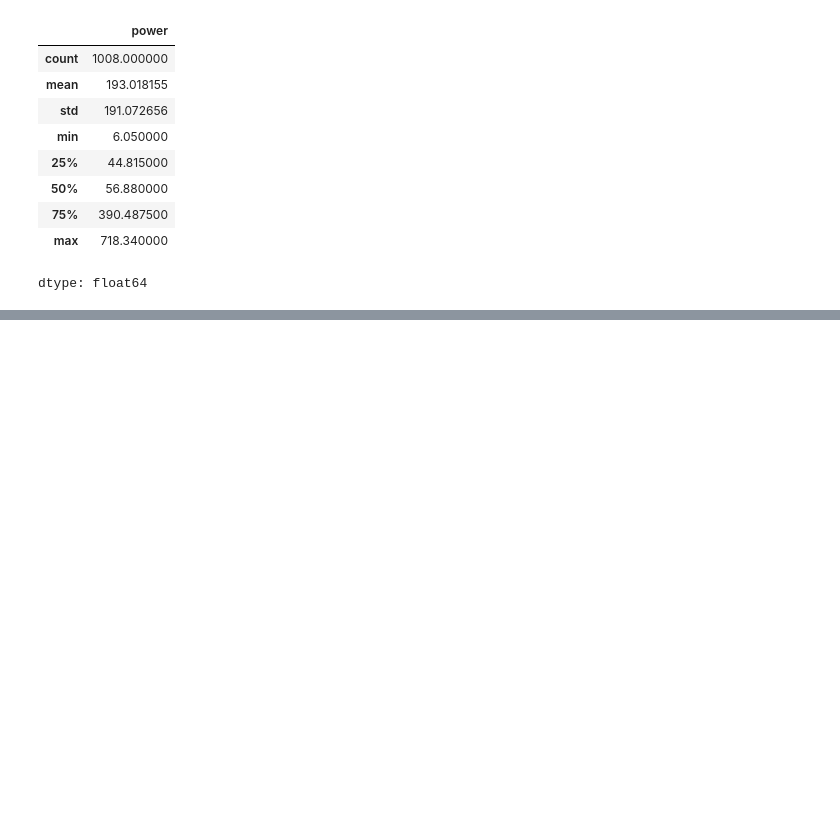
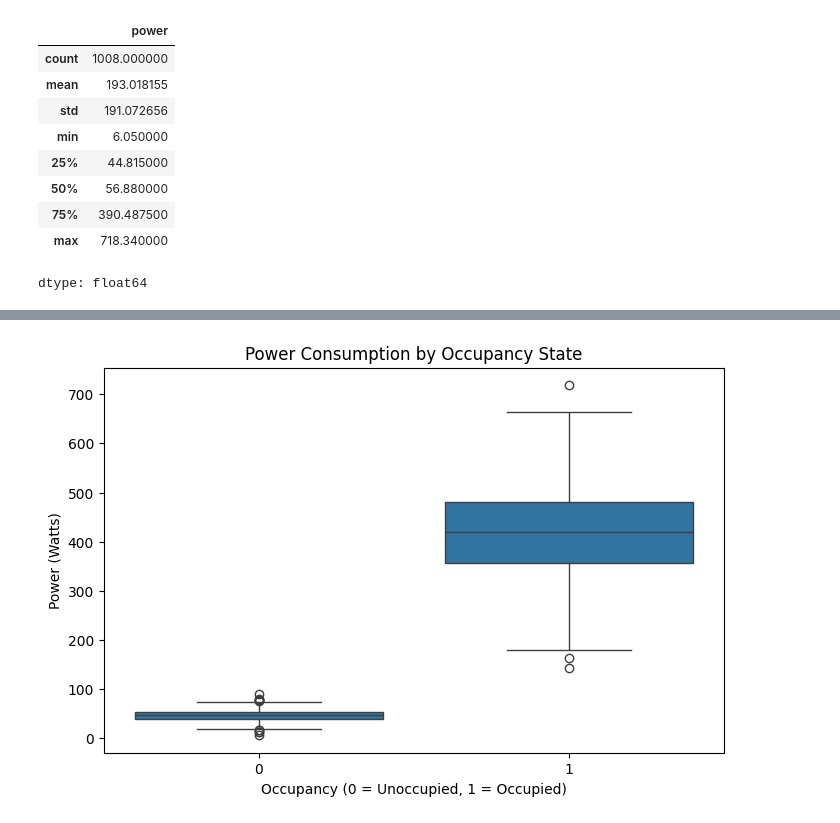
Before and after one commit to LegendSeyi/ML-PROJECTS, a Jupyter notebook: Occupancy_prediction_IOT.ipynb, the cells around one changed output, grey strips where cells are left out. Cells and saved outputs as stored; diff of their text form; code cells hidden in the pictures; blank space fills up the shorter version.

```diff
--- a/Occupancy_prediction_IOT.ipynb
+++ b/Occupancy_prediction_IOT.ipynb
@@ -125,0 +164,10 @@ dtype: float64
+# %%
+# Visualize power consumption for occupied vs. unoccupied states
+plt.figure(figsize=(8, 5))
+sns.boxplot(x='occupancy', y='power', data=df)
+plt.title('Power Consumption by Occupancy State')
+plt.xlabel('Occupancy (0 = Unoccupied, 1 = Occupied)')
+plt.ylabel('Power (Watts)')
+plt.show()
+# %% [output]
+[figure, added]
```
Also changed, not shown: parts of 13 cells of this notebook.
